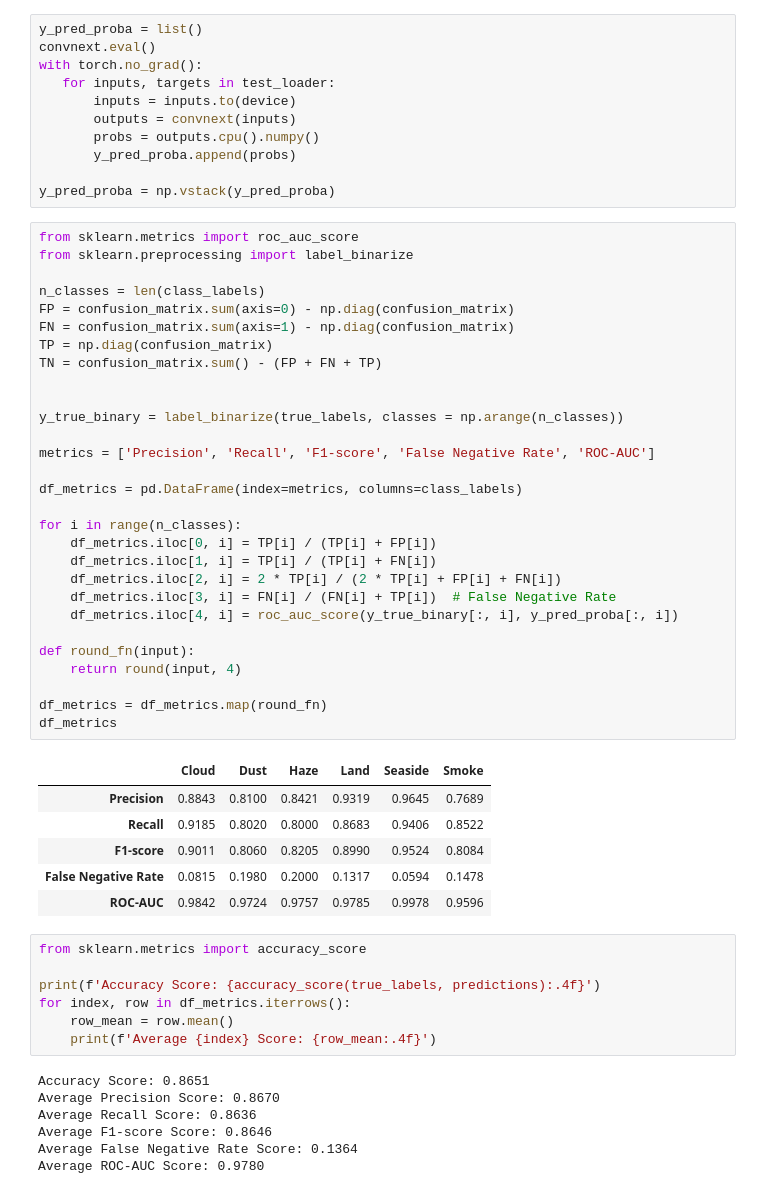
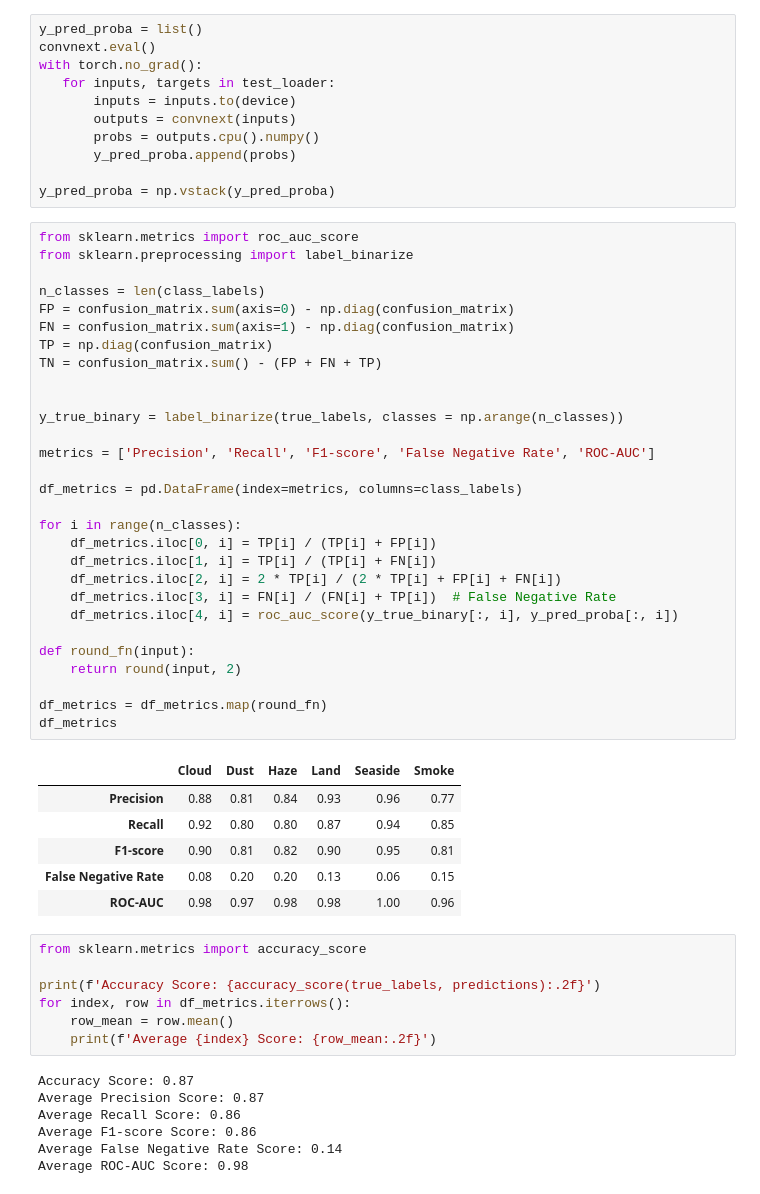
Before and after one commit to pimPijnenburg/Thesis, a Jupyter notebook: USTC_SmokeRS_dataset/code/transfer_learning/results/classifier_predictions/ConvNeXt_results.ipynb, the cells around one changed output. Drawn from its saved outputs; the diff is of its cells as text.

```diff
--- a/USTC_SmokeRS_dataset/code/transfer_learning/results/classifier_predictions/ConvNeXt_results.ipynb
+++ b/USTC_SmokeRS_dataset/code/transfer_learning/results/classifier_predictions/ConvNeXt_results.ipynb
@@ -162,50 +166,50 @@ y_pred_proba = np.vstack(y_pred_proba)
 # %%
 from sklearn.metrics import roc_auc_score
 from sklearn.preprocessing import label_binarize
 
 n_classes = len(class_labels)
 FP = confusion_matrix.sum(axis=0) - np.diag(confusion_matrix)
 FN = confusion_matrix.sum(axis=1) - np.diag(confusion_matrix)
 TP = np.diag(confusion_matrix)
 TN = confusion_matrix.sum() - (FP + FN + TP)
 
 
 y_true_binary = label_binarize(true_labels, classes = np.arange(n_classes))
 
 metrics = ['Precision', 'Recall', 'F1-score', 'False Negative Rate', 'ROC-AUC']
 
 df_metrics = pd.DataFrame(index=metrics, columns=class_labels)
 
 for i in range(n_classes):
     df_metrics.iloc[0, i] = TP[i] / (TP[i] + FP[i])
     df_metrics.iloc[1, i] = TP[i] / (TP[i] + FN[i])
     df_metrics.iloc[2, i] = 2 * TP[i] / (2 * TP[i] + FP[i] + FN[i])
     df_metrics.iloc[3, i] = FN[i] / (FN[i] + TP[i])  # False Negative Rate
     df_metrics.iloc[4, i] = roc_auc_score(y_true_binary[:, i], y_pred_proba[:, i])
 
 def round_fn(input):
-    return round(input, 4)
+    return round(input, 2)
 
 df_metrics = df_metrics.map(round_fn)
 df_metrics
 # %% [output]
 |  | Cloud | Dust | Haze | Land | Seaside | Smoke |
-| Precision | 0.8843 | 0.8100 | 0.8421 | 0.9319 | 0.9645 | 0.7689 |
-| Recall | 0.9185 | 0.8020 | 0.8000 | 0.8683 | 0.9406 | 0.8522 |
-| F1-score | 0.9011 | 0.8060 | 0.8205 | 0.8990 | 0.9524 | 0.8084 |
-| False Negative Rate | 0.0815 | 0.1980 | 0.2000 | 0.1317 | 0.0594 | 0.1478 |
-| ROC-AUC | 0.9842 | 0.9724 | 0.9757 | 0.9785 | 0.9978 | 0.9596 |
+| Precision | 0.88 | 0.81 | 0.84 | 0.93 | 0.96 | 0.77 |
+| Recall | 0.92 | 0.80 | 0.80 | 0.87 | 0.94 | 0.85 |
+| F1-score | 0.90 | 0.81 | 0.82 | 0.90 | 0.95 | 0.81 |
+| False Negative Rate | 0.08 | 0.20 | 0.20 | 0.13 | 0.06 | 0.15 |
+| ROC-AUC | 0.98 | 0.97 | 0.98 | 0.98 | 1.00 | 0.96 |
 # %%
 from sklearn.metrics import accuracy_score
 
-print(f'Accuracy Score: {accuracy_score(true_labels, predictions):.4f}')
+print(f'Accuracy Score: {accuracy_score(true_labels, predictions):.2f}')
 for index, row in df_metrics.iterrows():
     row_mean = row.mean()
-    print(f'Average {index} Score: {row_mean:.4f}')
+    print(f'Average {index} Score: {row_mean:.2f}')
 # %% [output]
-Accuracy Score: 0.8651
-Average Precision Score: 0.8670
-Average Recall Score: 0.8636
-Average F1-score Score: 0.8646
-Average False Negative Rate Score: 0.1364
-Average ROC-AUC Score: 0.9780
+Accuracy Score: 0.87
+Average Precision Score: 0.87
+Average Recall Score: 0.86
+Average F1-score Score: 0.86
+Average False Negative Rate Score: 0.14
+Average ROC-AUC Score: 0.98
```
Also changed, not shown: parts of 7 cells of this notebook, 9 other files.
